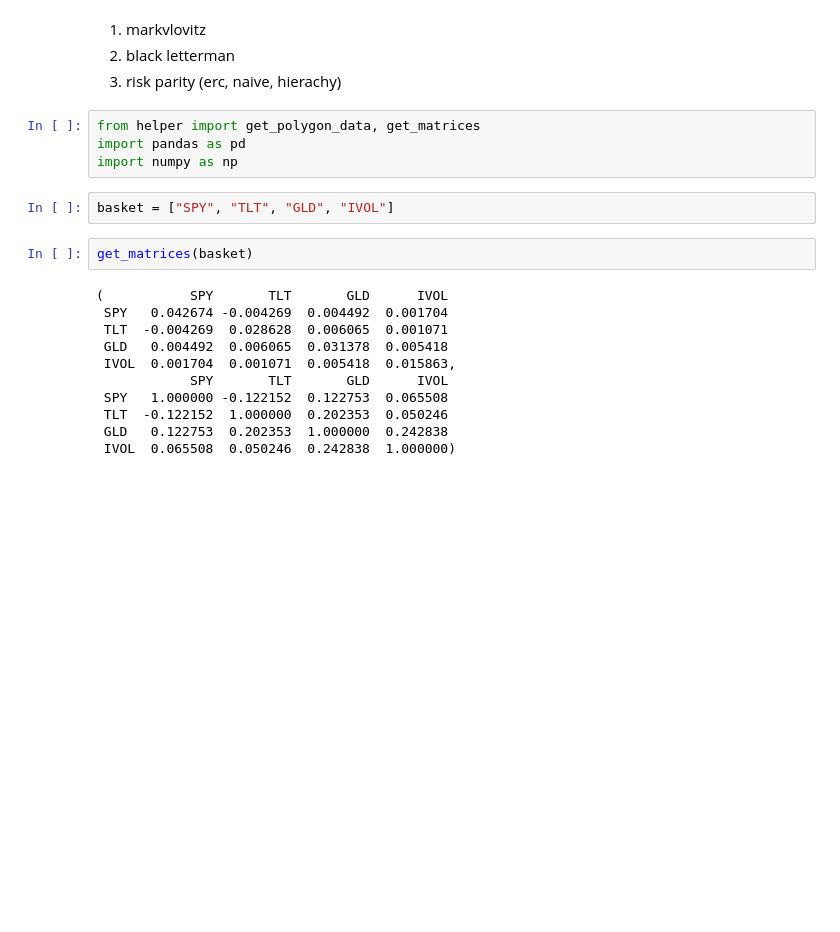
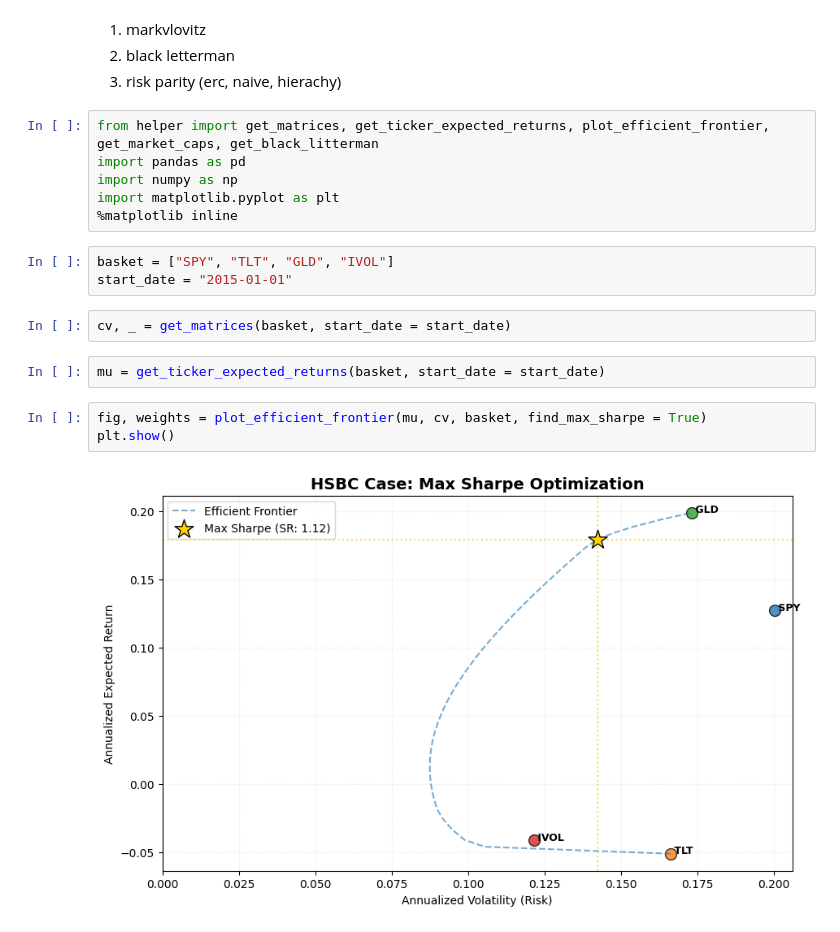
Before and after one commit to SJEGoh/Portfolio-Optimizer, a Jupyter notebook: src/report.ipynb, the cells around one changed output. Saved outputs shown, nothing was run; the diff lists cells and outputs as text; blank space fills up the shorter version.

Commit message:
Black litterman model works

```diff
--- a/src/report.ipynb
+++ b/src/report.ipynb
@@ -3,21 +3,20 @@
 2) black letterman
 3) risk parity (erc, naive, hierachy)
 # %%
-from helper import get_polygon_data, get_matrices
+from helper import get_matrices, get_ticker_expected_returns, plot_efficient_frontier, get_market_caps, get_black_litterman
 import pandas as pd
 import numpy as np
+import matplotlib.pyplot as plt
+%matplotlib inline
 # %%
 basket = ["SPY", "TLT", "GLD", "IVOL"]
+start_date = "2015-01-01"
 # %%
-get_matrices(basket)
+cv, _ = get_matrices(basket, start_date = start_date)
-# %% [output]
-(           SPY       TLT       GLD      IVOL
- SPY   0.042674 -0.004269  0.004492  0.001704
- TLT  -0.004269  0.028628  0.006065  0.001071
- GLD   0.004492  0.006065  0.031378  0.005418
- IVOL  0.001704  0.001071  0.005418  0.015863,
-            SPY       TLT       GLD      IVOL
- SPY   1.000000 -0.122152  0.122753  0.065508
- TLT  -0.122152  1.000000  0.202353  0.050246
- GLD   0.122753  0.202353  1.000000  0.242838
- IVOL  0.065508  0.050246  0.242838  1.000000)
+# %%
+mu = get_ticker_expected_returns(basket, start_date = start_date)
+# %%
+fig, weights = plot_efficient_frontier(mu, cv, basket, find_max_sharpe = True)
+plt.show()
+# %% [output]
+[figure, added]
```
Also changed, not shown: parts of 5 cells of this notebook, 1 other file.
